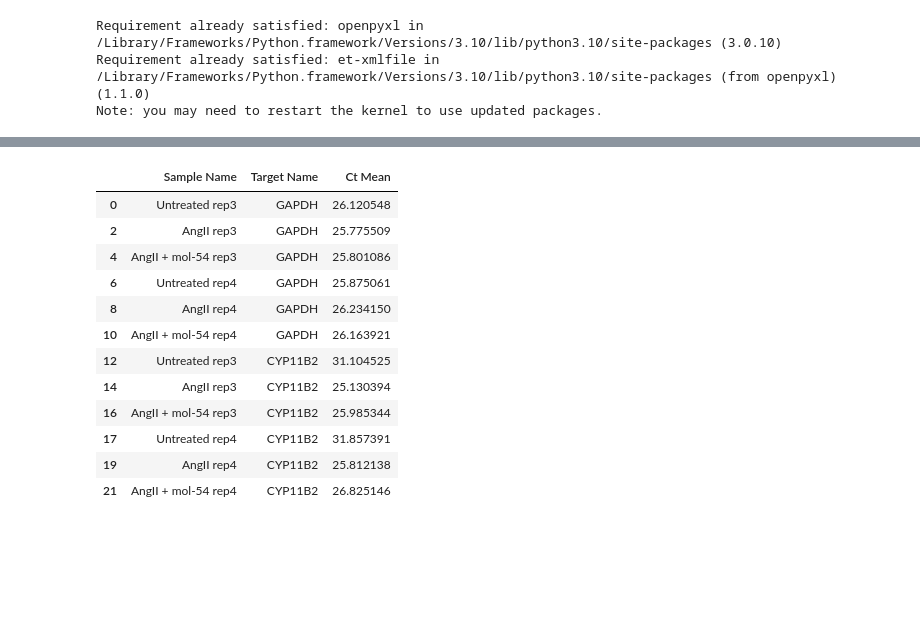
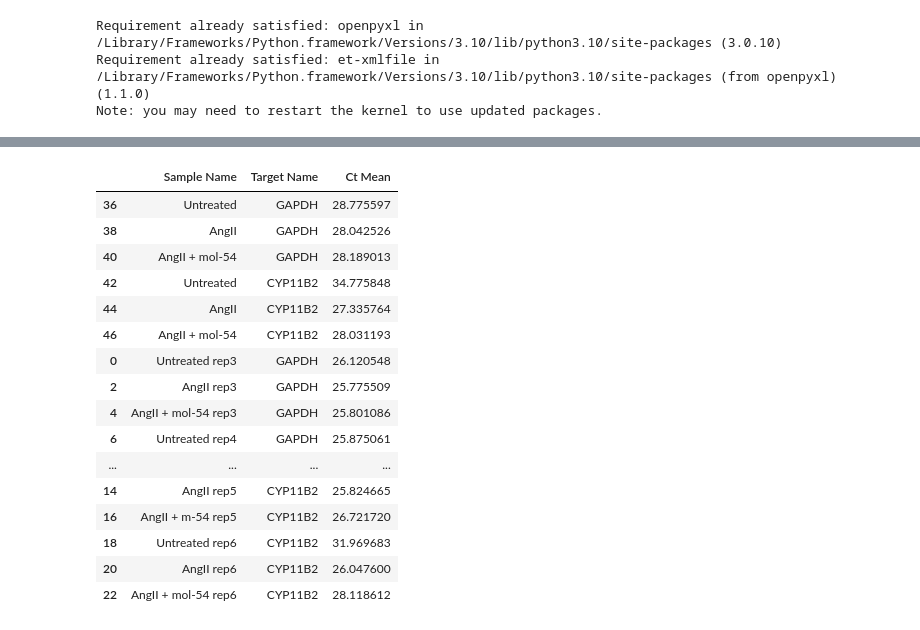
Before and after one commit to Sanas-m/molecule-54, a Jupyter notebook: AngII-stim/results/all-replicates.ipynb, the cells around one changed output, grey strips where cells are left out. Saved outputs shown, nothing was run; the diff lists cells and outputs as text; code cells hidden in the pictures; blank space fills up the shorter version.

```diff
--- a/AngII-stim/results/all-replicates.ipynb
+++ b/AngII-stim/results/all-replicates.ipynb
@@ -85,0 +56,30 @@ AngII_data
+# %%
+
+
+
+AngII_clean_3and4 = rawDataSet_3and4.drop(columns = ['Well', 'Well Position', 'Omit', 'Task', 'Reporter', 'Quencher', 'Quantity', \
+                                    'Quantity Mean', 'Quantity SD', 'RQ', 'RQ Min', 'RQ Max', 'Delta Ct', 'Delta Ct Mean', \
+                                     'Delta Ct SD', 'Delta Ct SE', 'Delta Delta Ct', 'Automatic Ct Threshold', \
+                                     'Ct Threshold', 'Automatic Baseline', 'Baseline Start', \
+                                    'Baseline End', 'Amp Status', 'Comments', 'Cq Conf', 'CQCONF', 'EXPFAIL', 'NOAMP',])
+
+AngII_clean_3and4 = AngII_clean_3and4.apply(convert)
+
+AngII_wo_na_3and4 = AngII_clean_3and4.dropna(axis = 0)
+AngII_exp3and4 = AngII_wo_na_3and4[AngII_wo_na_3and4['Sample Name'].str.contains('rep')]
+
+
+AngII_clean_5and6 = rawDataSet_5and6.drop(columns = ['Well', 'Well Position', 'Omit', 'Task', 'Reporter', 'Quencher', 'Quantity', \
+                                    'Quantity Mean', 'Quantity SD', 'RQ', 'RQ Min', 'RQ Max', 'Delta Ct', 'Delta Ct Mean', \
+                                     'Delta Ct SD', 'Delta Ct SE', 'Delta Delta Ct', 'Automatic Ct Threshold', \
+                                     'Ct Threshold', 'Automatic Baseline', 'Baseline Start', \
+                                    'Baseline End', 'Amp Status', 'Comments', 'Cq Conf', 'CQCONF', 'EXPFAIL'])
+
+AngII_wo_na_5and6 = AngII_clean_5and6.dropna(axis = 0)
+AngII_exp5and6 = AngII_wo_na_5and6[AngII_wo_na_5and6['Sample Name'].str.contains('rep')]
+# %%
+mergedAngII = pd.concat([AngII_exp2, AngII_exp3and4, AngII_exp5and6]) #\
+                #.replace('Untransfected', 'Untreated rep2', regex = True) \
+                #.replace('AngII + mol-54', 'AngII + mol-54 rep2', regex = True) \
+                #.replace('AngII', 'AngII rep2', regex = True)
+mergedAngII
@@ -86,20 +104,24 @@ AngII_data
 # %%
-AngII_data_dedupl = AngII_data_raw.drop(columns=['CT', 'Ct SD']).drop_duplicates()
+AngII_data_dedupl = mergedAngII.drop(columns=['CT', 'Ct SD']).drop_duplicates()
 AngII_data_dedupl
 # %% [output]
 |  | Sample Name | Target Name | Ct Mean |
+| 36 | Untreated | GAPDH | 28.775597 |
+| 38 | AngII | GAPDH | 28.042526 |
+| 40 | AngII + mol-54 | GAPDH | 28.189013 |
+| 42 | Untreated | CYP11B2 | 34.775848 |
+| 44 | AngII | CYP11B2 | 27.335764 |
+| 46 | AngII + mol-54 | CYP11B2 | 28.031193 |
 | 0 | Untreated rep3 | GAPDH | 26.120548 |
 | 2 | AngII rep3 | GAPDH | 25.775509 |
 | 4 | AngII + mol-54 rep3 | GAPDH | 25.801086 |
 | 6 | Untreated rep4 | GAPDH | 25.875061 |
-| 8 | AngII rep4 | GAPDH | 26.234150 |
-| 10 | AngII + mol-54 rep4 | GAPDH | 26.163921 |
-| 12 | Untreated rep3 | CYP11B2 | 31.104525 |
-| 14 | AngII rep3 | CYP11B2 | 25.130394 |
-| 16 | AngII + mol-54 rep3 | CYP11B2 | 25.985344 |
-| 17 | Untreated rep4 | CYP11B2 | 31.857391 |
-| 19 | AngII rep4 | CYP11B2 | 25.812138 |
-| 21 | AngII + mol-54 rep4 | CYP11B2 | 26.825146 |
+| ... | ... | ... | ... |
+| 14 | AngII rep5 | CYP11B2 | 25.824665 |
+| 16 | AngII + m-54 rep5 | CYP11B2 | 26.721720 |
+| 18 | Untreated rep6 | CYP11B2 | 31.969683 |
+| 20 | AngII rep6 | CYP11B2 | 26.047600 |
+| 22 | AngII + mol-54 rep6 | CYP11B2 | 28.118612 |
 # %%
 CYP11B2_values = AngII_data_dedupl[AngII_data_dedupl['Target Name'] == 'CYP11B2']
 
```
Also changed, not shown: parts of 9 cells of this notebook.
